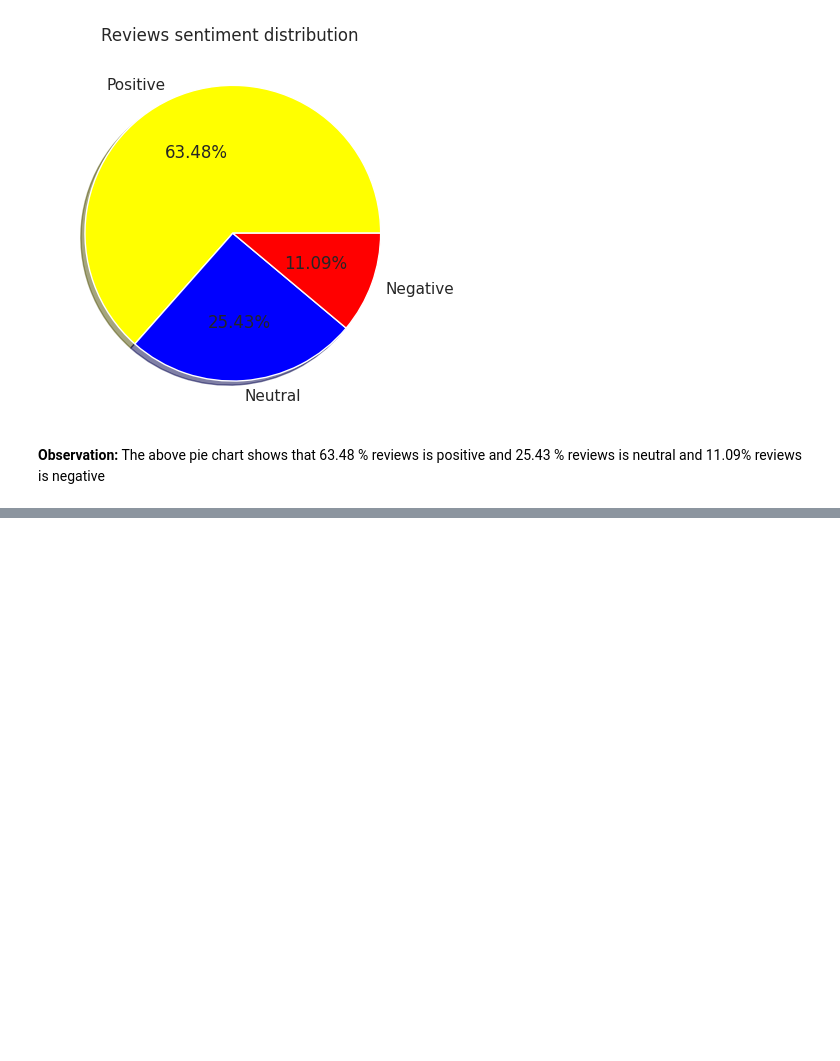
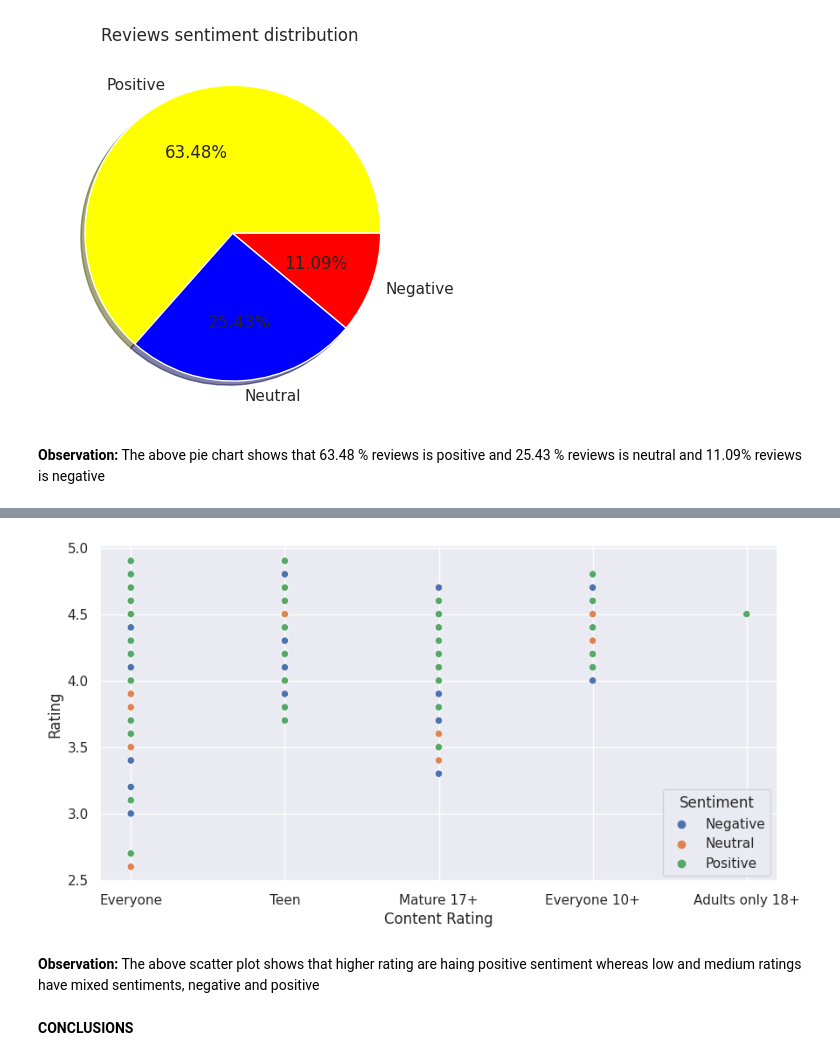
Before and after one commit to rdcool92/almabetter-pythonEDA-capstone-project, a Jupyter notebook: EDA_Capston_play_store_project_.ipynb, the cells around one changed output, grey strips where cells are left out. Drawn from its saved outputs; the diff is of its cells as text; code cells hidden in the pictures; blank space fills up the shorter version.

```diff
--- a/EDA_Capston_play_store_project_.ipynb
+++ b/EDA_Capston_play_store_project_.ipynb
@@ -1050,0 +1059,10 @@ plt.title('Reviews sentiment distribution ');
+# %%
+fig, ax = plt.subplots(figsize=(10, 5))
+sns.scatterplot(data=combined_df, x="Content Rating", y="Rating",hue='Sentiment')
+images_dir='/content/drive/MyDrive/EDA Capston Project'
+# %% [output]
+[figure, added]
+# %% [markdown]
+**Observation:** The above scatter plot shows that higher rating are haing positive sentiment whereas low and medium ratings have mixed sentiments, negative and positive
+# %% [markdown]
+**CONCLUSIONS**
```
Also changed, not shown: parts of 4 cells of this notebook.
